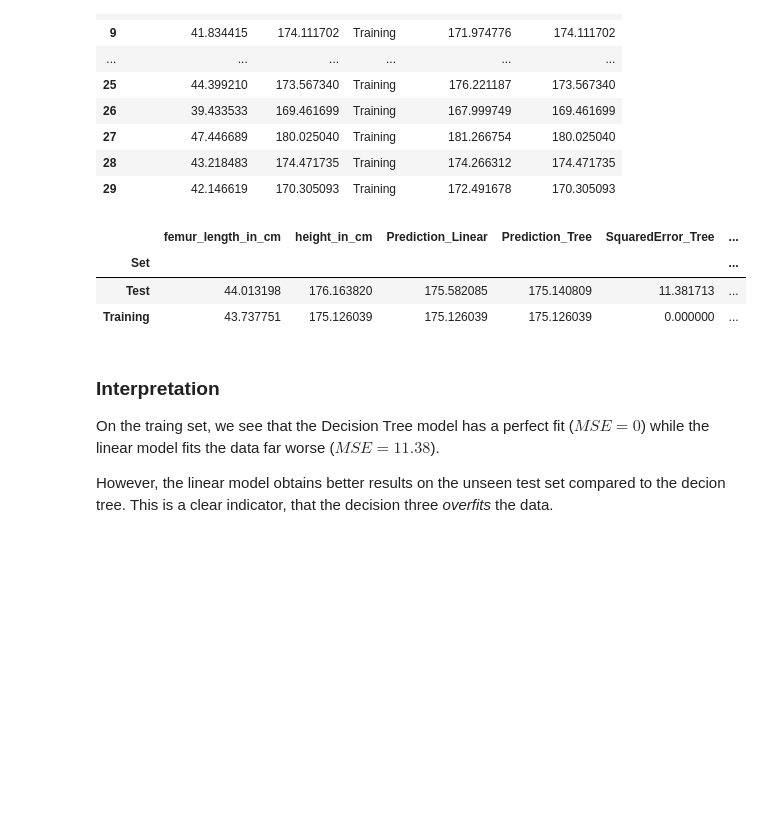
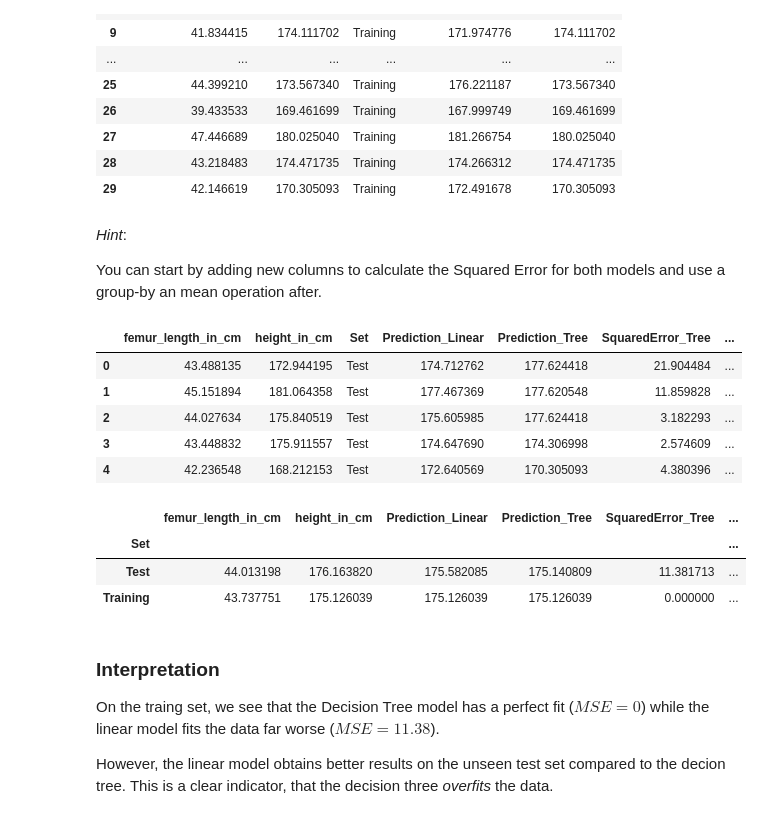
Before and after one commit to jhumci/BLT_BDS, a Jupyter notebook: 2_Data_Science.ipynb, the cells around one changed output. Cells and saved outputs as stored; diff of their text form; code cells hidden in the pictures; blank space fills up the shorter version.

```diff
--- a/2_Data_Science.ipynb
+++ b/2_Data_Science.ipynb
@@ -358,15 +358,30 @@ data
 | 27 | 47.446689 | 180.025040 | Training | 181.266754 | 180.025040 |
 | 28 | 43.218483 | 174.471735 | Training | 174.266312 | 174.471735 |
 | 29 | 42.146619 | 170.305093 | Training | 172.491678 | 170.305093 |
+# %% [markdown]
+*Hint*:
+
+You can start by adding new columns to calculate the Squared Error for both models and use a group-by an mean operation after.
 # %%
+#@title ❓ Click `Show code` in the code cell to show the solution. { display-mode: "form" }
 data["SquaredError_Tree"] = (data["height_in_cm"]-data["Prediction_Tree"])**2
 data["SquaredError_Linear"] = (data["height_in_cm"]-data["Prediction_Linear"])**2
-data.groupby("Set").mean()
+data.head()
 # %% [output]
-|  | femur_length_in_cm | height_in_cm | Prediction_Linear | Prediction_Tree | SquaredError_Tree | ... |
-| Set |  |  |  |  |  | ... |
-| Test | 44.013198 | 176.163820 | 175.582085 | 175.140809 | 11.381713 | ... |
-| Training | 43.737751 | 175.126039 | 175.126039 | 175.126039 | 0.000000 | ... |
+|  | femur_length_in_cm | height_in_cm | Set | Prediction_Linear | Prediction_Tree | SquaredError_Tree | ... |
+| 0 | 43.488135 | 172.944195 | Test | 174.712762 | 177.624418 | 21.904484 | ... |
+| 1 | 45.151894 | 181.064358 | Test | 177.467369 | 177.620548 | 11.859828 | ... |
+| 2 | 44.027634 | 175.840519 | Test | 175.605985 | 177.624418 | 3.182293 | ... |
+| 3 | 43.448832 | 175.911557 | Test | 174.647690 | 174.306998 | 2.574609 | ... |
+| 4 | 42.236548 | 168.212153 | Test | 172.640569 | 170.305093 | 4.380396 | ... |
+# %%
+#@title ❓ Click `Show code` in the code cell to show the solution. { display-mode: "form" }
+data.groupby("Set").mean()
+# %% [output]
+|  | femur_length_in_cm | height_in_cm | Prediction_Linear | Prediction_Tree | SquaredError_Tree | ... |
+| Set |  |  |  |  |  | ... |
+| Test | 44.013198 | 176.163820 | 175.582085 | 175.140809 | 11.381713 | ... |
+| Training | 43.737751 | 175.126039 | 175.126039 | 175.126039 | 0.000000 | ... |
 # %% [markdown]
 ### Interpretation
 
```
Also changed, not shown: parts of 13 cells of this notebook.
